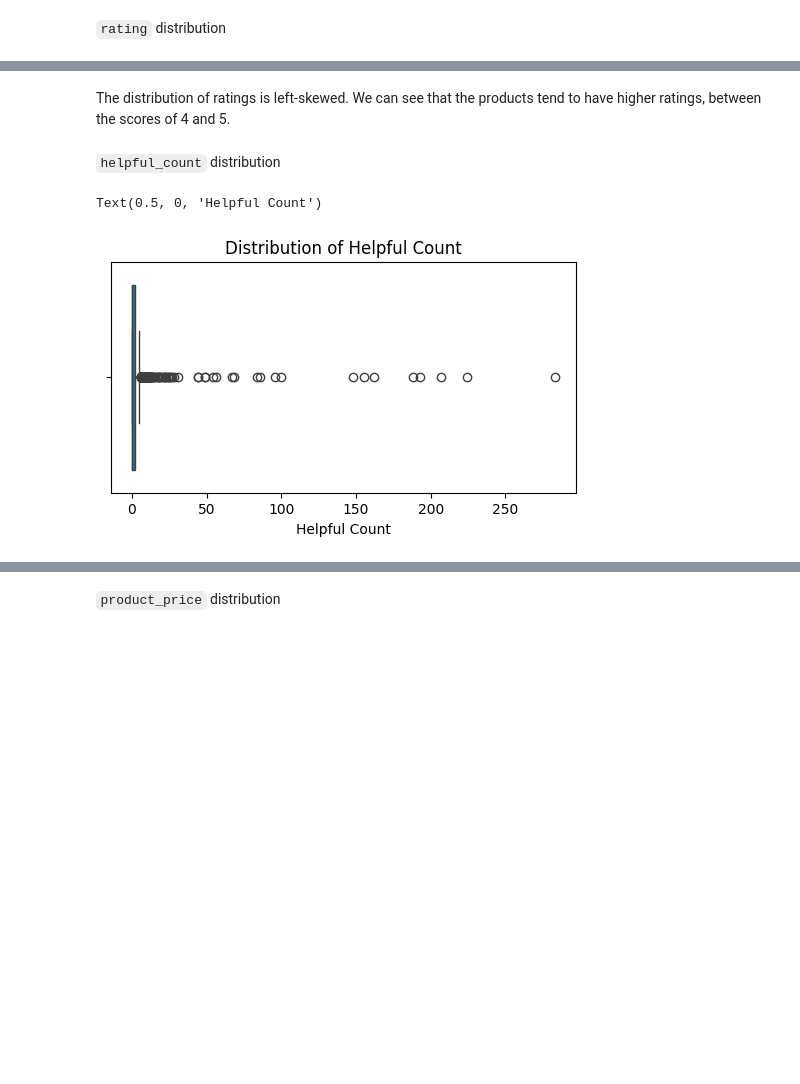
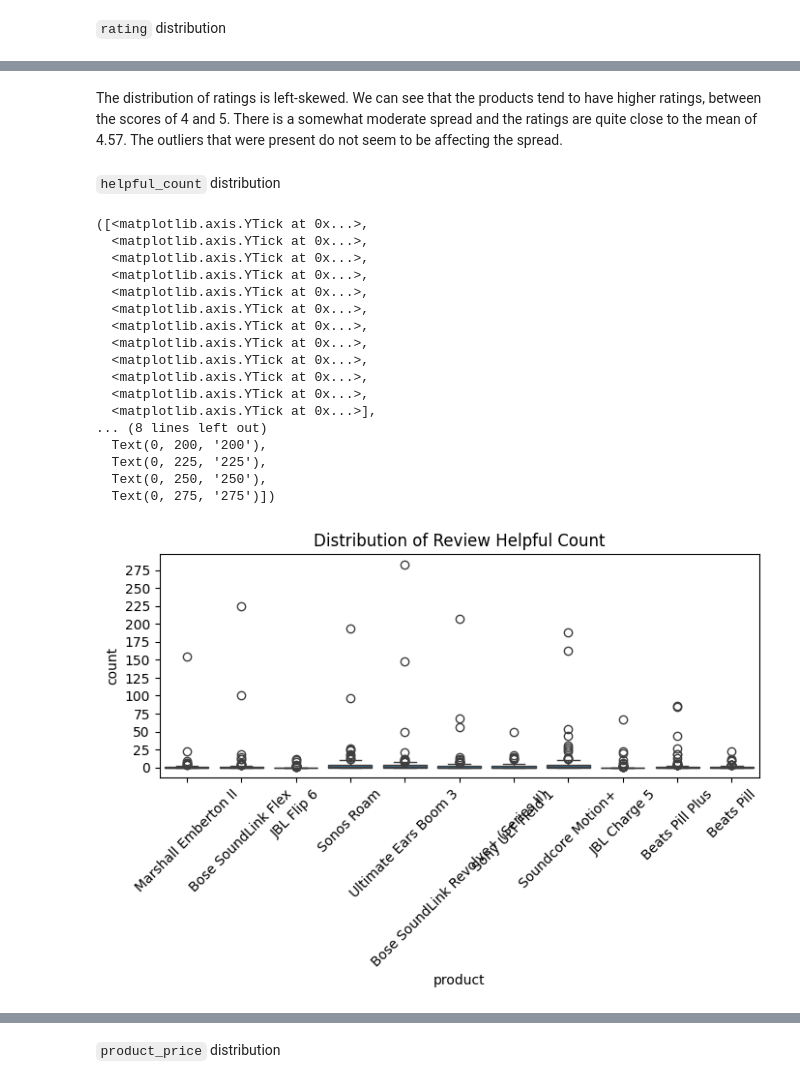
Before and after one commit to chi-nzerem/capstone-beats, a Jupyter notebook: capstone.ipynb, the cells around one changed output, grey strips where cells are left out. Saved outputs shown, nothing was run; the diff lists cells and outputs as text; code cells hidden in the pictures; blank space fills up the shorter version.

```diff
--- a/capstone.ipynb
+++ b/capstone.ipynb
@@ -579,12 +635,31 @@ plt.xticks([1, 2, 3, 4, 5])
 # %% [markdown]
-The distribution of ratings is left-skewed. We can see that the products tend to have higher ratings, between the scores of 4 and 5.
+The distribution of ratings is left-skewed. We can see that the products tend to have higher ratings, between the scores of 4 and 5. There is a somewhat moderate spread and the ratings are quite close to the mean of 4.57. The outliers that were present do not seem to be affecting the spread.
 # %% [markdown]
 `helpful_count` distribution
 # %%
-plt.figure(figsize=(6,3))
-sns.boxplot(data=df2, x='helpful_count')
-plt.title('Distribution of Helpful Count')
-plt.xlabel('Helpful Count')
+plt.figure(figsize=(8,3))
+sns.boxplot(data=df2, x="product_name", y="helpful_count")
+plt.title("Distribution of Review Helpful Count")
+plt.xlabel("product")
+plt.xticks(rotation=45)
+plt.ylabel("count")
+plt.yticks(np.arange(0,300,25))
 # %% [output]
-Text(0.5, 0, 'Helpful Count')
+([<matplotlib.axis.YTick at 0x...>,
+  <matplotlib.axis.YTick at 0x...>,
+  <matplotlib.axis.YTick at 0x...>,
+  <matplotlib.axis.YTick at 0x...>,
+  <matplotlib.axis.YTick at 0x...>,
+  <matplotlib.axis.YTick at 0x...>,
+  <matplotlib.axis.YTick at 0x...>,
+  <matplotlib.axis.YTick at 0x...>,
+  <matplotlib.axis.YTick at 0x...>,
+  <matplotlib.axis.YTick at 0x...>,
+  <matplotlib.axis.YTick at 0x...>,
+  <matplotlib.axis.YTick at 0x...>],
+... (8 lines left out)
+  Text(0, 200, '200'),
+  Text(0, 225, '225'),
+  Text(0, 250, '250'),
+  Text(0, 275, '275')])
-[figure, old version]
+[figure, new version]
```
Also changed, not shown: parts of 44 cells of this notebook.
